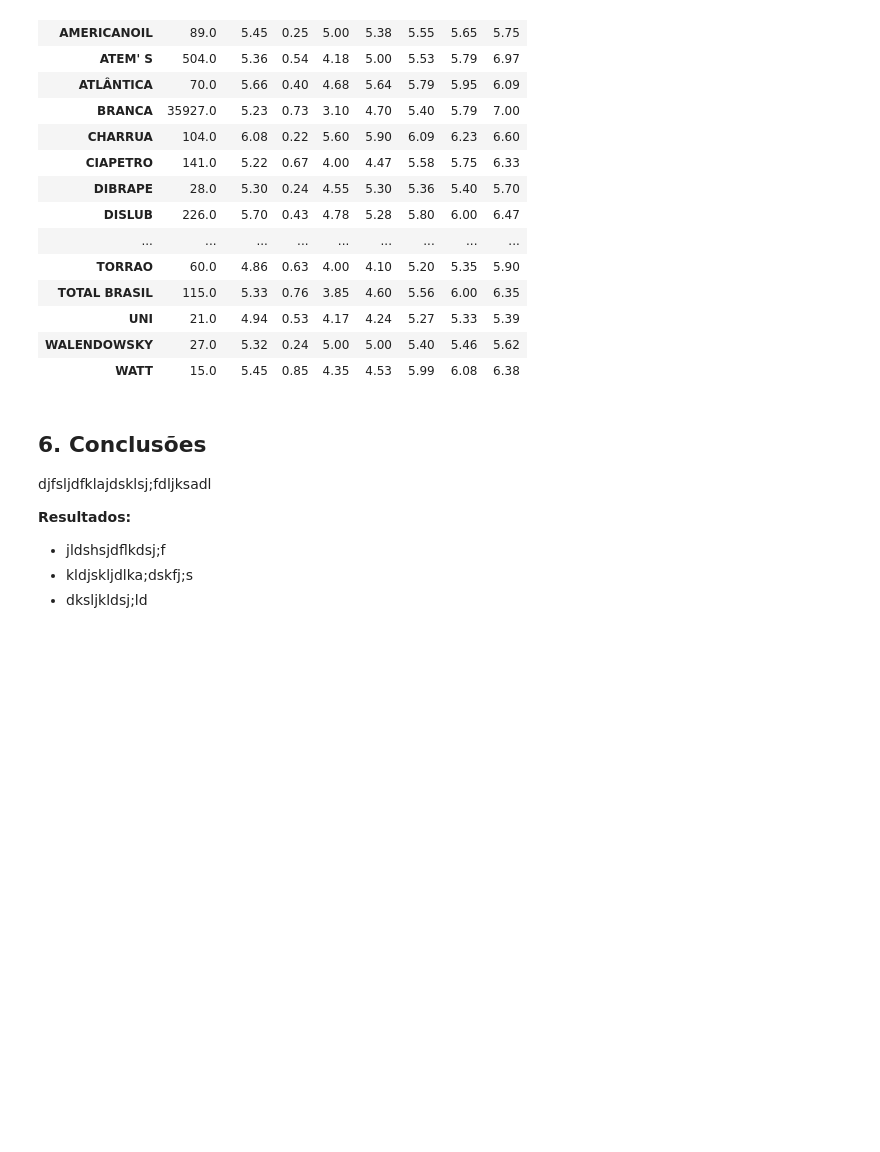
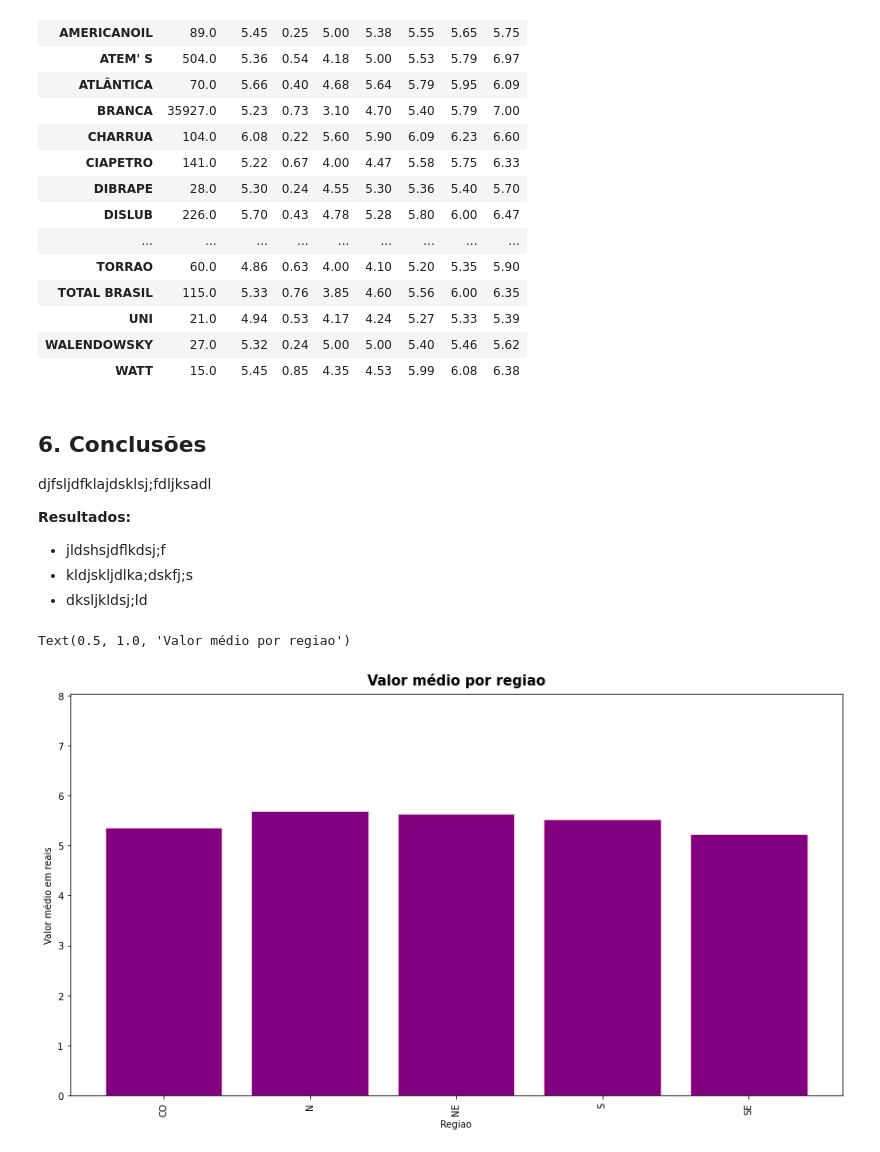
Before and after one commit to brunnabrito/projeto_m4_g4_resilia, a Jupyter notebook: Projeto_M4_Grupo_4.ipynb, the cells around one changed output. Saved outputs shown, nothing was run; the diff lists cells and outputs as text; code cells hidden in the pictures; blank space fills up the shorter version.

```diff
--- a/Projeto_M4_Grupo_4.ipynb
+++ b/Projeto_M4_Grupo_4.ipynb
@@ -484,3 +731,24 @@ djfsljdfklajdsklsj;fdljksadl
 * jldshsjdflkdsj;f
 * kldjskljdlka;dskfj;s
 * dksljkldsj;ld
+# %%
+regiao = df.groupby('Regiao')['Valor'].mean()
+
+fig, ax = plt.subplots(figsize = (15, 8))
+# gráfico de barras
+ax.bar(x = regiao.index,
+       height = regiao.values,
+       color = 'purple', edgecolor = 'pink',
+       linewidth = 1
+      )
+# altera o ticklabel do eixo x
+ax.set_xticklabels(labels = regiao.index,rotation = 90);
+# limite do eixo y
+ax.set_ylim(0, regiao.values[0]*1.5)
+# altera os rótulos e o title
+ax.set(xlabel = 'Regiao', ylabel = 'Valor médio em reais')
+ax.set_title('Valor médio por regiao',
+             pad = 10, fontsize = 15, fontweight = 'bold')
+# %% [output]
+Text(0.5, 1.0, 'Valor médio por regiao')
+[figure, added]
```
Also changed, not shown: parts of 49 cells of this notebook.
